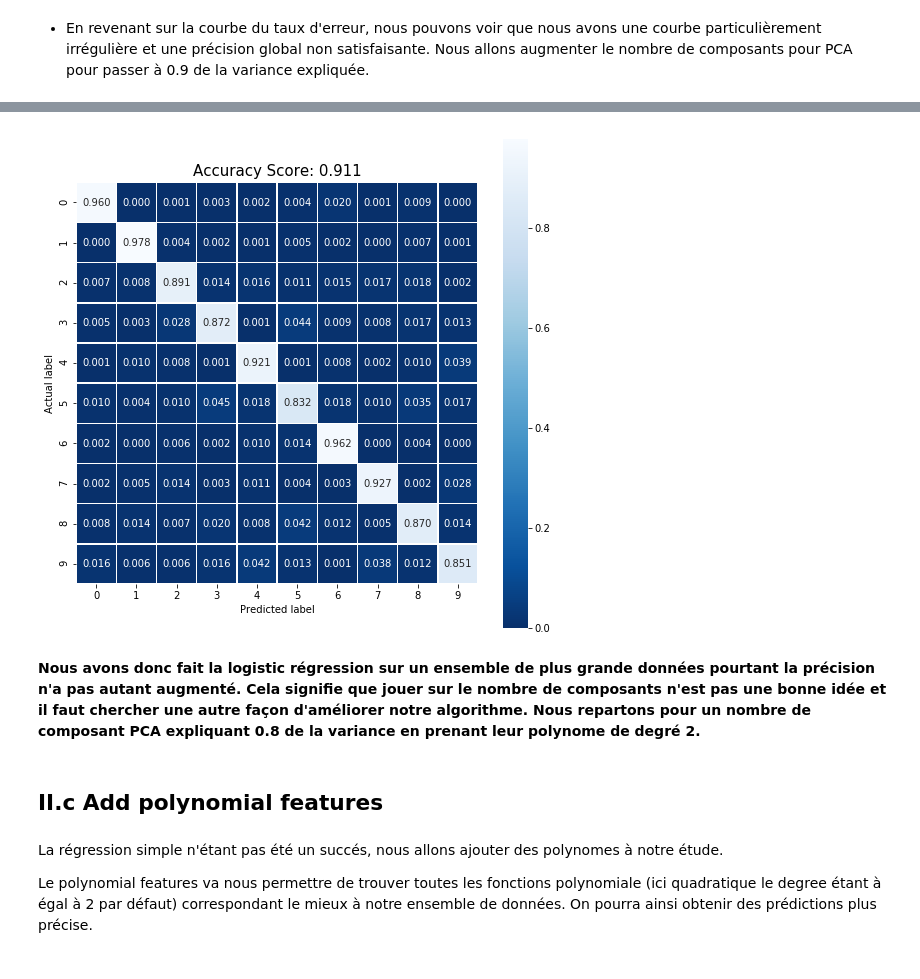
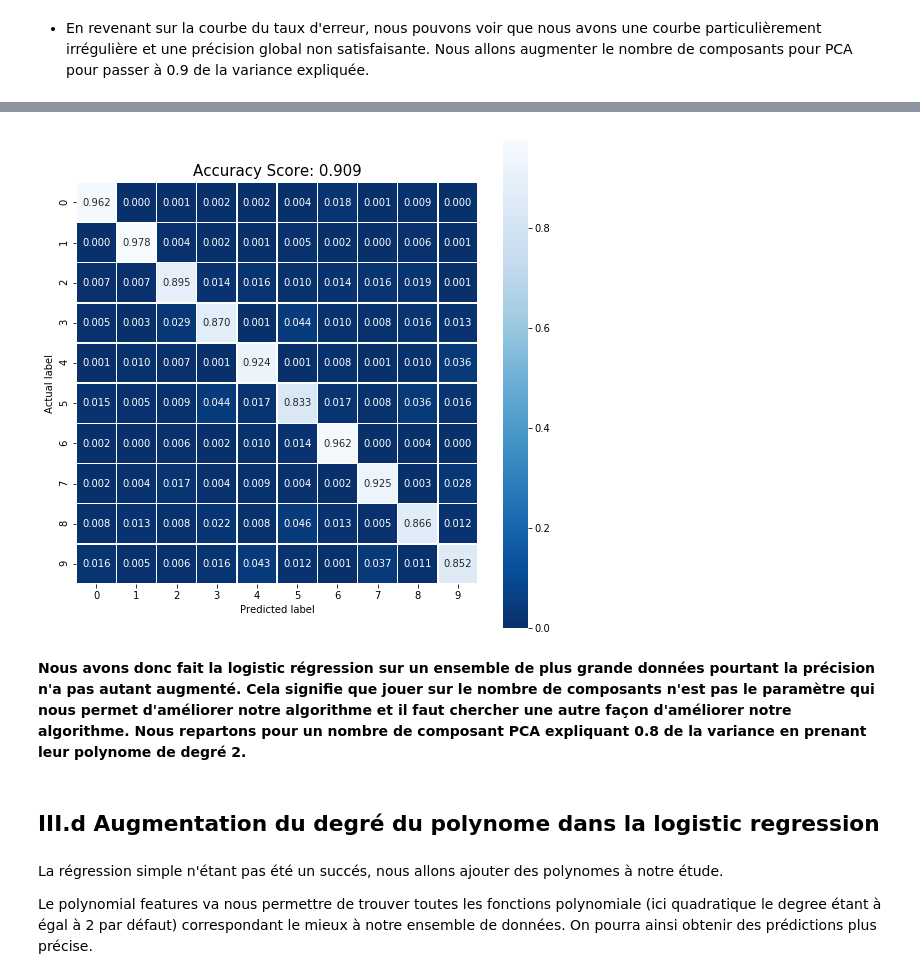
Before and after one commit to jnguyen1192/First-Kaggle-Notebook, a Jupyter notebook: kernel.ipynb, the cells around one changed output, grey strips where cells are left out. Drawn from its saved outputs; the diff is of its cells as text; code cells hidden in the pictures.

```diff
--- a/kernel.ipynb
+++ b/kernel.ipynb
@@ -318,13 +279,16 @@ L'ensemble des données est un nuage de points de 784 dimensions, et ces points
 Une des applications les plus importantes de la PCA est d’accélérer les algorithmes d’apprentissage automatique. Pour cela, nous faisons l'hypothèse que le nombre de colonnes, c'est à dire le nombre de dimensions, peut être réduit. En effet, comme nous avons pu le constater précédemment avec la variance, un grand nombre de colonnes ne présente que très peu d'informations.
 # %%
 from sklearn.decomposition import PCA
+import copy
+
 # ## Removing the column with variance 0
 variance = np.var(X, axis = 0)>1000
 print(variance.shape)
+X_first = np.copy(X)
 X = X[:, variance]
 Test = Test[:,variance]
 print(X.shape)
 # ##Calculate Principal Components
-pca = PCA()
-pca.fit(X)
+pca = PCA() # Création du model
+pca.fit(X) # On adapte le model à X
 # %% [output]
@@ -377,6 +344,7 @@ import seaborn as sns
 from sklearn import metrics
 
 X_train, X_test, y_train, y_test = train_test_split(X, Y, test_size  = 0.20, random_state  = 0)
+X_train_first, X_test_first, y_train, y_test = train_test_split(X_first, Y, test_size  = 0.20, random_state  = 0)
 # %% [markdown]
 La fonction train_test_split de la librairie sklearn permet d'obtenir nos données d'entrainements mélangés dans de nouvelles variables. Nous avons fixé le paramètre test_size à 0.20 pour obtenir la partie de test à 20% des données. C'est ce qui est le plus usuel à choisir pour une proposer train/test de nos données.
 # %% [markdown]
@@ -439,8 +410,5 @@ def validate(X_train1, y_train, X_test1, y_test):
         C.append([cm_normalized])
 
     C_mean = C.pop()[0]
-    for i in range(0,9):
-        C_mean = C_mean + C.pop()[0]
-    C_mean = C_mean/10.0
 
     return (J1, J2, C_mean)
@@ -536,16 +547,17 @@ penalty=  0.1
 # %%
 plt.figure(figsize=(9,9))
 sns.heatmap(C_mean, annot=True, fmt=".3f", linewidths=.5, square = True, cmap = 'Blues_r');
 plt.ylabel('Actual label');
 plt.xlabel('Predicted label');
-all_sample_title = 'Accuracy Score: {:.3f}'.format(1 - sum(J1)/10)
+all_sample_title = 'Accuracy Score: {:.3f}'.format(1 - J2.pop())
 plt.title(all_sample_title, size = 15);
+plt.savefig("confusion2.png")
 # %% [output]
-[figure, old version]
+[figure, new version]
 # %% [markdown]
-**Nous avons donc fait la logistic régression sur un ensemble de plus grande données pourtant la précision n'a pas autant augmenté. Cela signifie que jouer sur le nombre de composants n'est pas une bonne idée et il faut chercher une autre façon d'améliorer notre algorithme. Nous repartons pour un nombre de composant PCA expliquant 0.8 de la variance en prenant leur polynome de degré 2.**
+**Nous avons donc fait la logistic régression sur un ensemble de plus grande données pourtant la précision n'a pas autant augmenté. Cela signifie que jouer sur le nombre de composants n'est pas le paramètre qui nous permet d'améliorer notre algorithme et il faut chercher une autre façon d'améliorer notre algorithme. Nous repartons pour un nombre de composant PCA expliquant 0.8 de la variance en prenant leur polynome de degré 2.**
-# %% [markdown]
-## II.c Add polynomial features
+# %% [markdown]
+## III.d Augmentation du degré du polynome dans la logistic regression
 # %% [markdown]
 La régression simple n'étant pas été un succés, nous allons ajouter des polynomes à notre étude.
 
```
Also changed, not shown: parts of 41 cells of this notebook.
